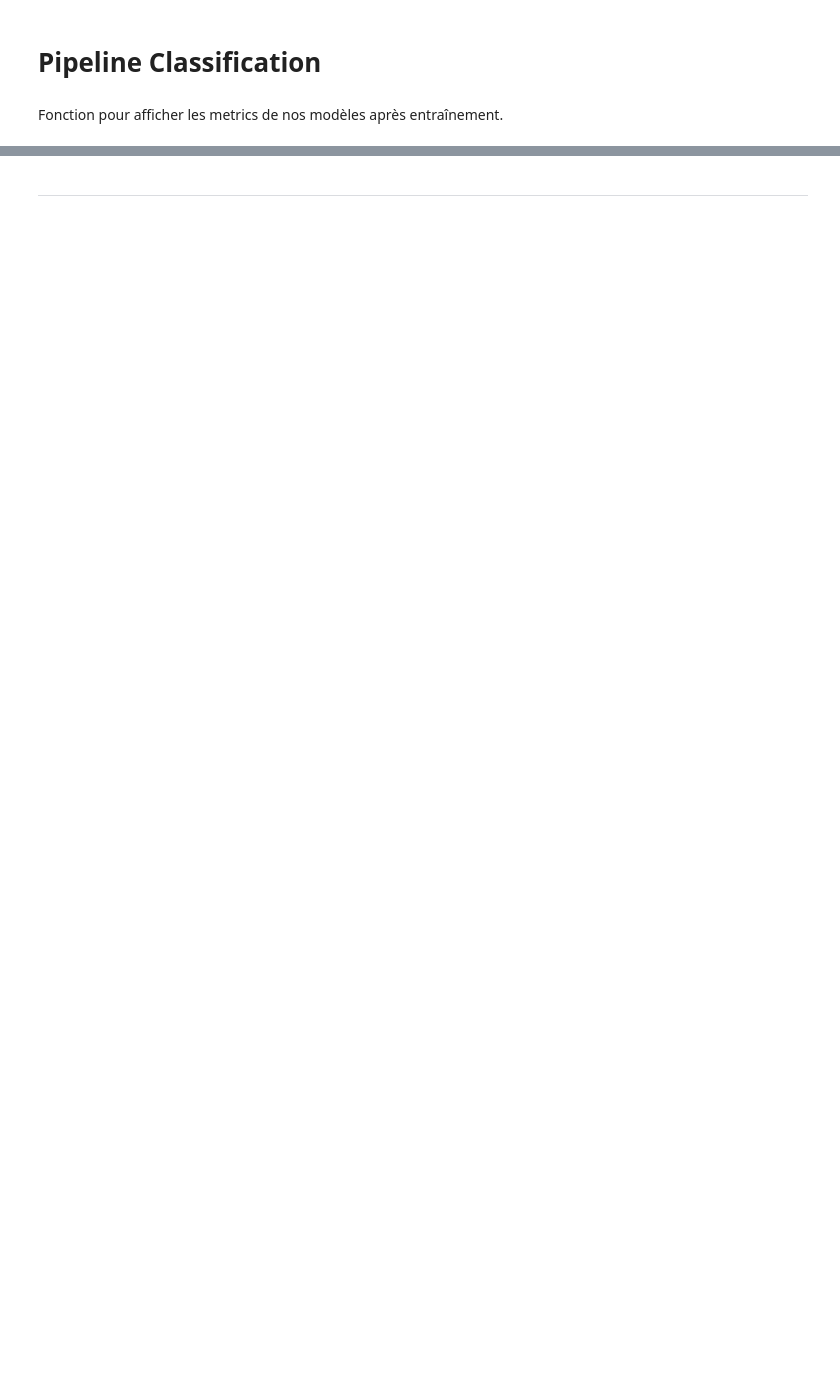
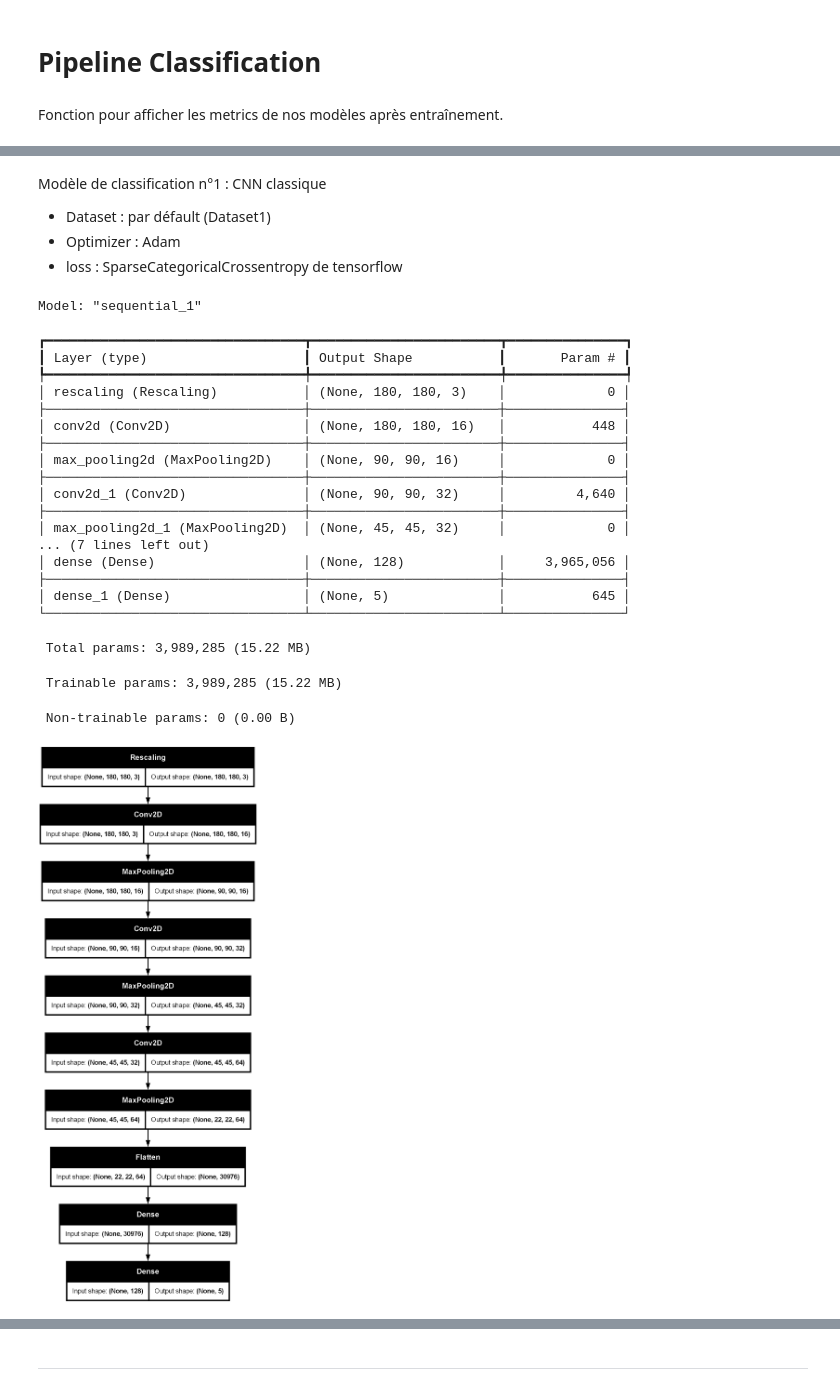
Before and after one commit to MalloryGesbert/Data-science-project-A5, a Jupyter notebook: Livrable1.ipynb, the cells around one changed output, grey strips where cells are left out. Drawn from its saved outputs; the diff is of its cells as text; code cells hidden in the pictures; blank space fills up the shorter version.

```diff
--- a/Livrable1.ipynb
+++ b/Livrable1.ipynb
@@ -800,0 +797,52 @@ def custom_loss(y_true, y_pred):
+# %% [markdown]
+Modèle de classification n°1 : CNN classique
+
+- Dataset : par défault (Dataset1)
+- Optimizer : Adam
+- loss : SparseCategoricalCrossentropy de tensorflow
+# %%
+# Modelisation du modèle
+model_Categorical_basic = Sequential([
+    layers.Rescaling(1./255, input_shape=(image_size[0], image_size[1], 3)),
+    layers.Conv2D(16, (3, 3), padding='same', activation='relu'),
+    layers.MaxPooling2D((2, 2)),
+    layers.Conv2D(32, (3, 3), padding='same', activation='relu'),
+    layers.MaxPooling2D((2, 2)),
+    layers.Conv2D(64, (3, 3), padding='same', activation='relu'),
+    layers.MaxPooling2D((2, 2)),
+    layers.Flatten(),
+    layers.Dense(128, activation='relu'),
+    layers.Dense(len(classes), activation='softmax'),
+    ])
+
+model_Categorical_basic.compile(optimizer='adam',
+                        loss='SparseCategoricalCrossentropy',
+                        metrics=['accuracy'])
+# %%
+# visualisation de l'architecture du modèle
+from keras.utils import plot_model
+model_Categorical_basic.summary()
+plot_model(model_Categorical_basic, to_file='model_Categorical_basic.png', show_shapes=True)
+# %% [output]
+Model: "sequential_1"
+┏━━━━━━━━━━━━━━━━━━━━━━━━━━━━━━━━━┳━━━━━━━━━━━━━━━━━━━━━━━━┳━━━━━━━━━━━━━━━┓
+┃ Layer (type)                    ┃ Output Shape           ┃       Param # ┃
+┡━━━━━━━━━━━━━━━━━━━━━━━━━━━━━━━━━╇━━━━━━━━━━━━━━━━━━━━━━━━╇━━━━━━━━━━━━━━━┩
+│ rescaling (Rescaling)           │ (None, 180, 180, 3)    │             0 │
+├─────────────────────────────────┼────────────────────────┼───────────────┤
+│ conv2d (Conv2D)                 │ (None, 180, 180, 16)   │           448 │
+├─────────────────────────────────┼────────────────────────┼───────────────┤
+│ max_pooling2d (MaxPooling2D)    │ (None, 90, 90, 16)     │             0 │
+├─────────────────────────────────┼────────────────────────┼───────────────┤
+│ conv2d_1 (Conv2D)               │ (None, 90, 90, 32)     │         4,640 │
+├─────────────────────────────────┼────────────────────────┼───────────────┤
+│ max_pooling2d_1 (MaxPooling2D)  │ (None, 45, 45, 32)     │             0 │
+... (7 lines left out)
+│ dense (Dense)                   │ (None, 128)            │     3,965,056 │
+├─────────────────────────────────┼────────────────────────┼───────────────┤
+│ dense_1 (Dense)                 │ (None, 5)              │           645 │
+└─────────────────────────────────┴────────────────────────┴───────────────┘
+ Total params: 3,989,285 (15.22 MB)
+ Trainable params: 3,989,285 (15.22 MB)
+ Non-trainable params: 0 (0.00 B)
+[figure, added]
```
Also changed, not shown: parts of 72 cells of this notebook, 11 other files.
